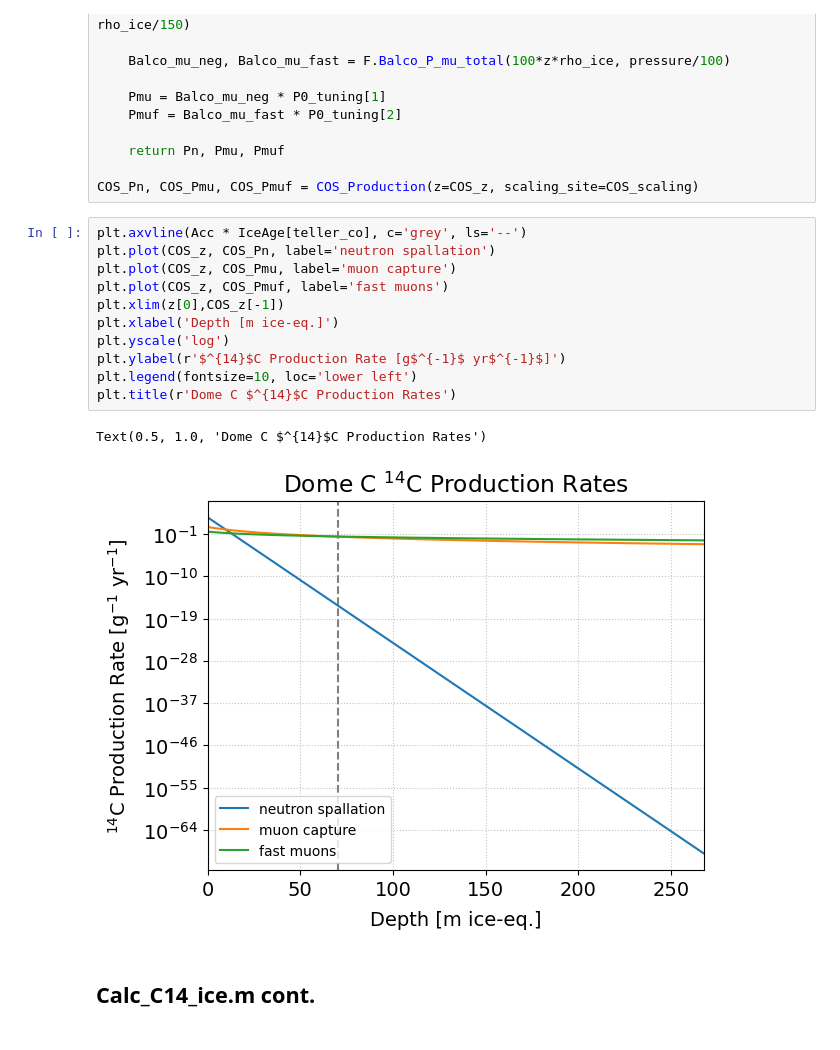
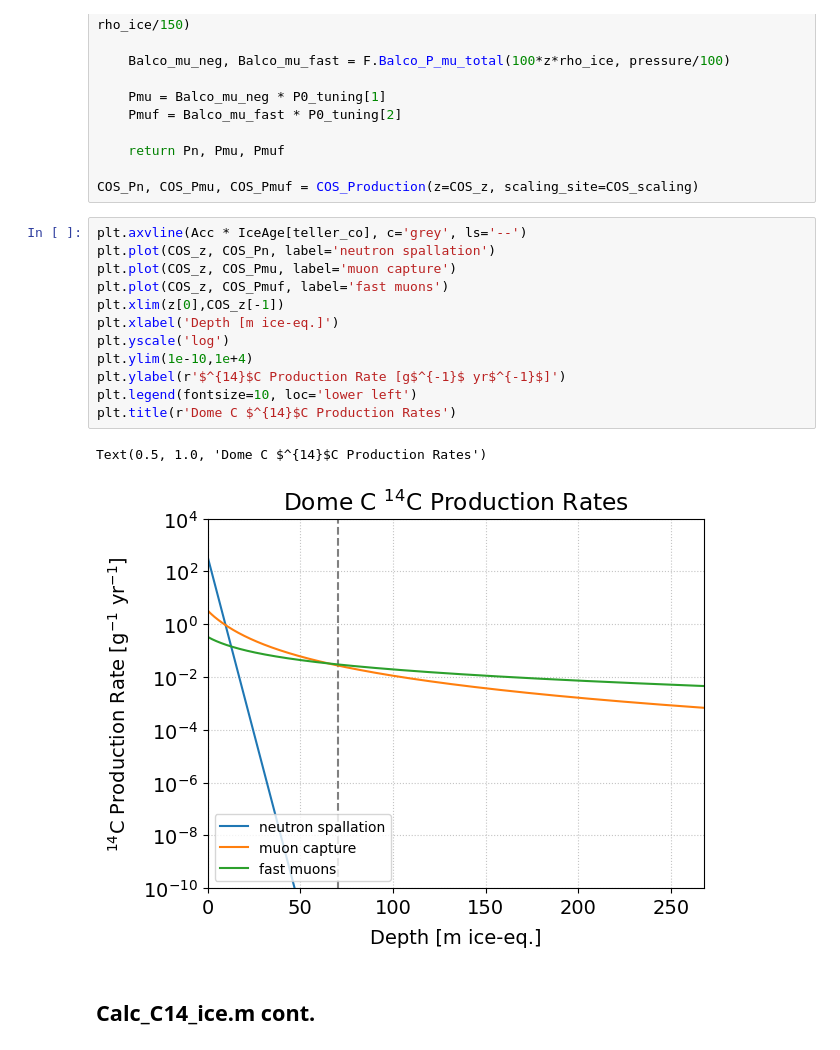
Before and after one commit to 14CO/In-Situ-14C, a Jupyter notebook: Firn Model.ipynb, the cells around one changed output. Saved outputs shown, nothing was run; the diff lists cells and outputs as text.

```diff
--- a/Firn Model.ipynb
+++ b/Firn Model.ipynb
@@ -483,17 +483,18 @@ COS_Pn, COS_Pmu, COS_Pmuf = COS_Production(z=COS_z, scaling_site=COS_scaling)
 # %%
 plt.axvline(Acc * IceAge[teller_co], c='grey', ls='--')
 plt.plot(COS_z, COS_Pn, label='neutron spallation')
 plt.plot(COS_z, COS_Pmu, label='muon capture')
 plt.plot(COS_z, COS_Pmuf, label='fast muons')
 plt.xlim(z[0],COS_z[-1])
 plt.xlabel('Depth [m ice-eq.]')
 plt.yscale('log')
+plt.ylim(1e-10,1e+4)
 plt.ylabel(r'$^{14}$C Production Rate [g$^{-1}$ yr$^{-1}$]')
 plt.legend(fontsize=10, loc='lower left')
 plt.title(r'Dome C $^{14}$C Production Rates')
 # %% [output]
 Text(0.5, 1.0, 'Dome C $^{14}$C Production Rates')
-[figure, old version]
+[figure, new version]
 # %% [markdown]
 ## Calc_C14_ice.m cont.
 # %%
```
Also changed, not shown: parts of 4 cells of this notebook, 4 other files.
